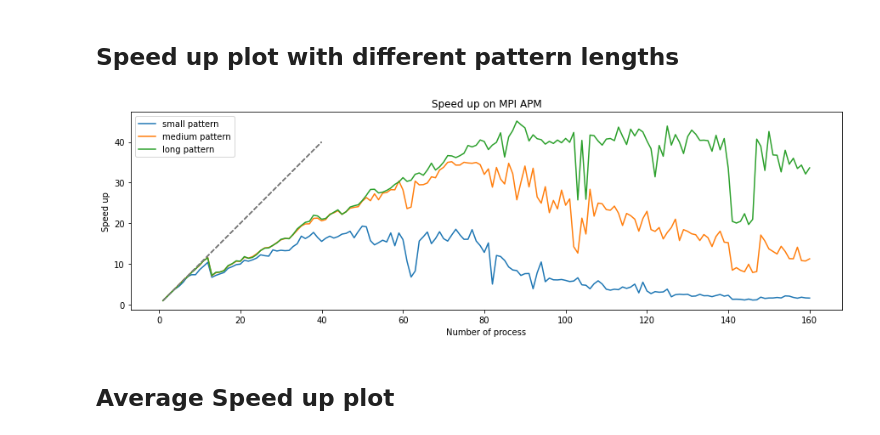
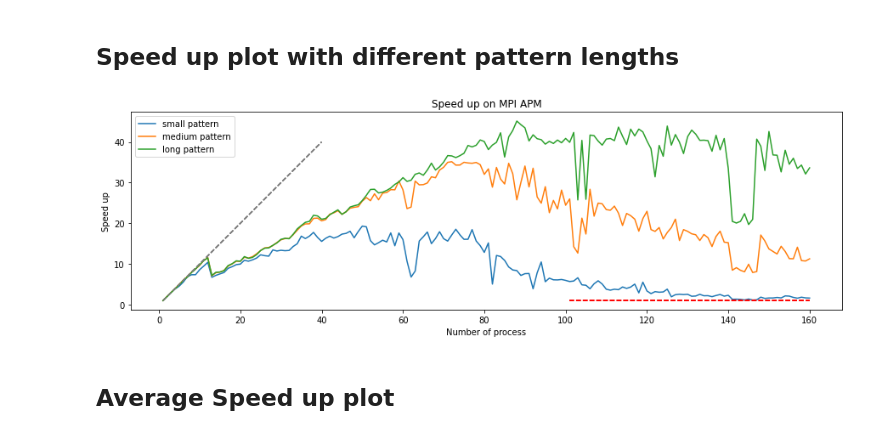
Before and after one commit to nordine-marie/hpc-dna-approximate-pattern-matching, a Jupyter notebook: plot_speedup.ipynb, the cells around one changed output. Drawn from its saved outputs; the diff is of its cells as text; code cells hidden in the pictures.

Commit message:
plot omp mpi

```diff
--- a/plot_speedup.ipynb
+++ b/plot_speedup.ipynb
@@ -100,34 +100,35 @@ T_p = [[],[],[]]
 
 with open('./apm/apm_mpi/out_mpi', 'r') as out_file:
     tsv_reader = csv.reader(out_file, delimiter='\t')
     first = True
     for row in tsv_reader :
         if first :
             first = False
             T_s = [float(row[i]) for i in range(3)]
         for j in range(3) :
             T_p[j].append(float(row[j]))
 
 title = "Speed up on MPI APM"
 N_p = 160
 
 labels = ["small pattern","medium pattern","long pattern"]
 P_mpi = [p for p in range(1,N_p + 1)]
 
 for i in range(3) :
     S = list(map(lambda x : T_s[i]/x, T_p[i]))
     pl.figure(1, figsize=(15, 15))
     pl.plot(P_mpi,S,label=labels[i])
     pl.plot(P_mpi[:40],P_mpi[:40],color="grey",linestyle='dashed')
+    pl.plot(P_mpi[100:],[1 for p in P_mpi[100:]],color="red",linestyle='dashed')
     pl.axis('scaled')
     pl.xlabel('Number of process')
     pl.ylabel('Speed up')
     pl.legend(loc="upper left")
     pl.title(title)
 
 pl.show()
 # %% [output]
-[figure, old version]
+[figure, new version]
 # %% [markdown]
 ## Average Speed up plot
 # %%
```
Also changed, not shown: parts of 3 cells of this notebook.
